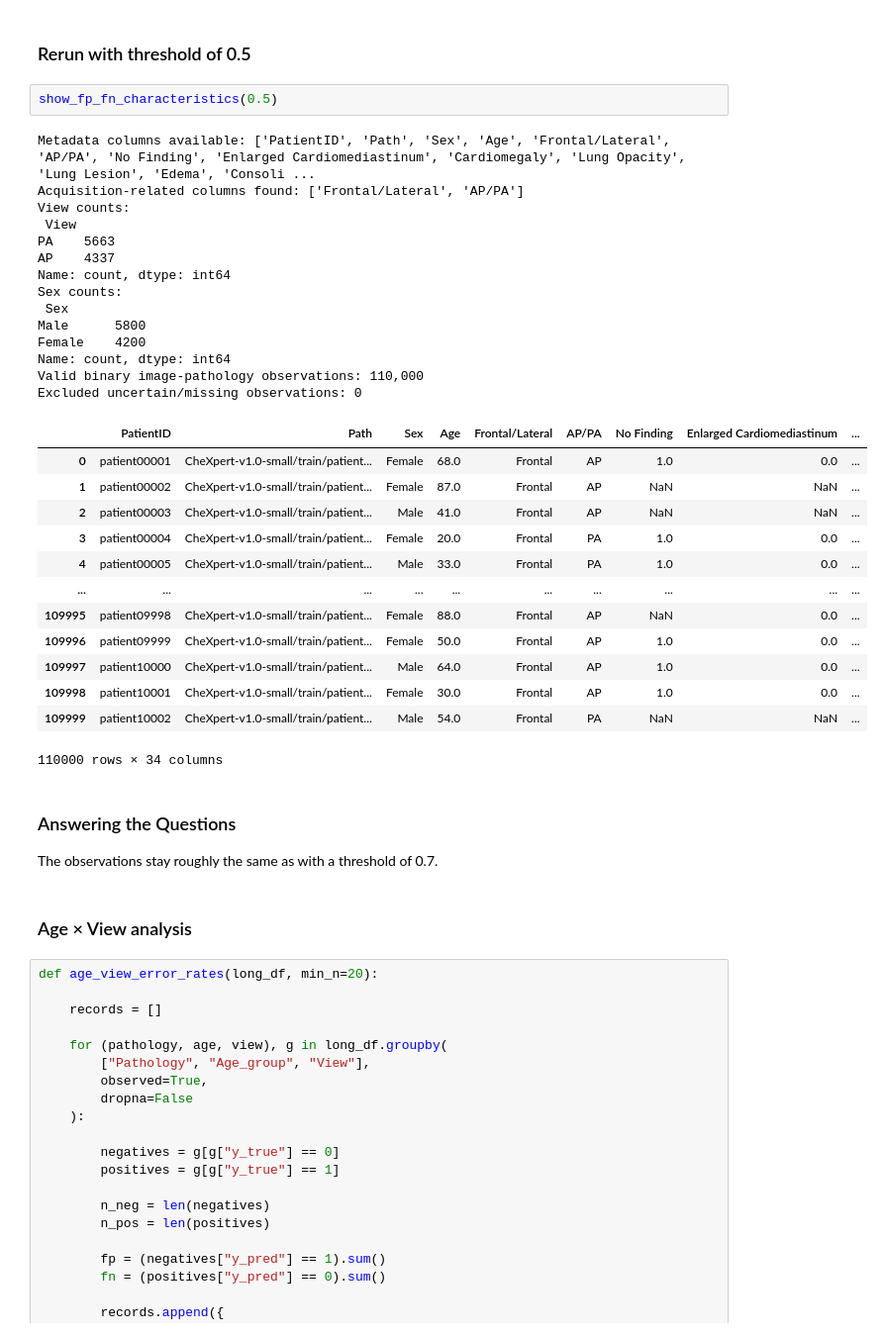
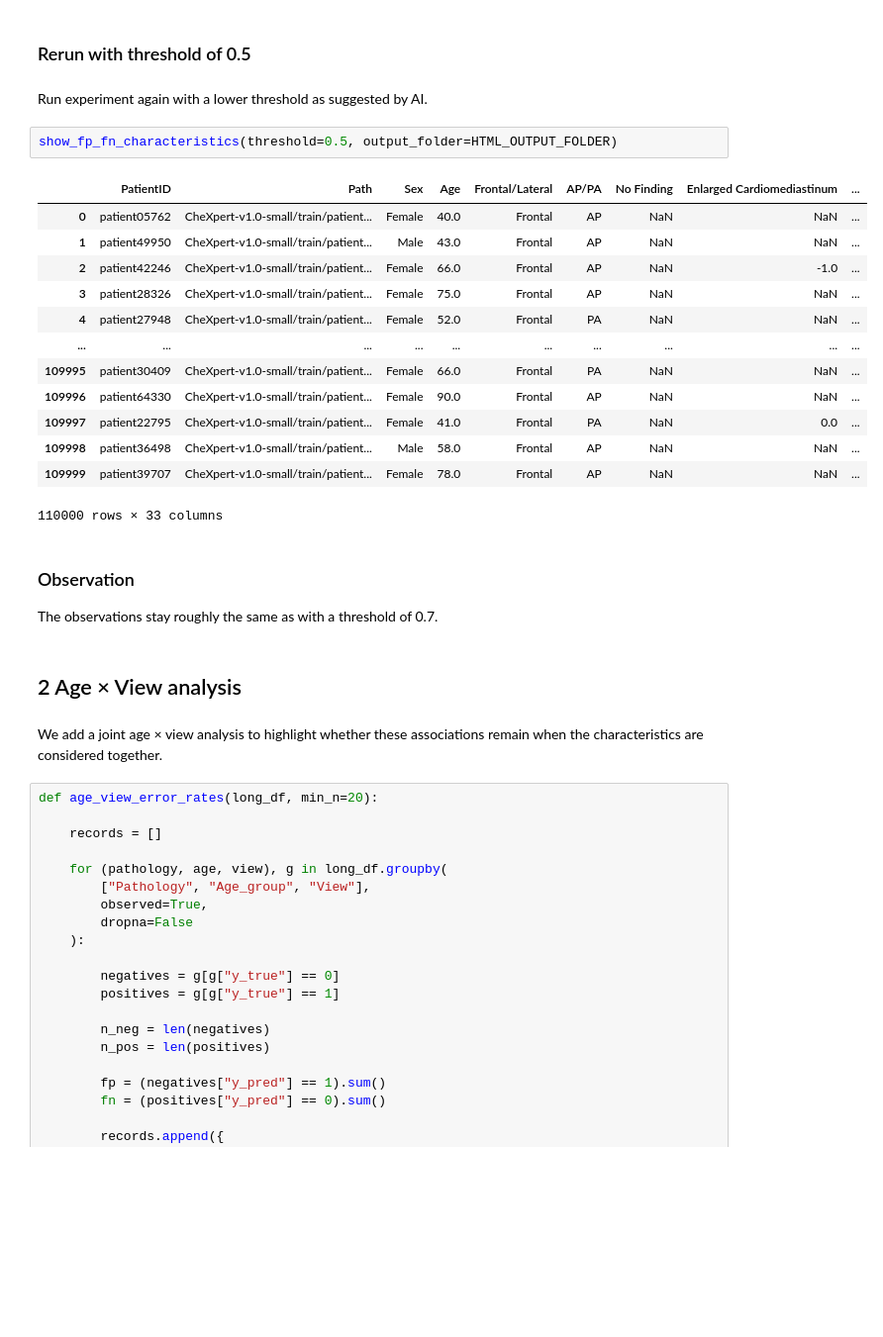
Before and after one commit to ngChris/ai-vis-lab-2026-x-rayable-ai, a Jupyter notebook: phase1-model-behavior/ai-guided-pair/r3_false_positive_subgroup_investigation.ipynb, the cells around one changed output. Shown at 99% size. Cells and saved outputs as stored; diff of their text form; blank space fills up the shorter version.

```diff
--- a/phase1-model-behavior/ai-guided-pair/r3_false_positive_subgroup_investigation.ipynb
+++ b/phase1-model-behavior/ai-guided-pair/r3_false_positive_subgroup_investigation.ipynb
@@ -513,41 +255,31 @@ TypeError: show_fp_fn_characteristics() missing 1 required positional argument:
 # %% [markdown]
 ### Rerun with threshold of 0.5
+# %% [markdown]
+Run experiment again with a lower threshold as suggested by AI.
 # %%
-show_fp_fn_characteristics(0.5)
+show_fp_fn_characteristics(threshold=0.5, output_folder=HTML_OUTPUT_FOLDER)
 # %% [output]
+|  | PatientID | Path | Sex | Age | Frontal/Lateral | AP/PA | No Finding | Enlarged Cardiomediastinum | ... |
+| 0 | patient05762 | CheXpert-v1.0-small/train/patient... | Female | 40.0 | Frontal | AP | NaN | NaN | ... |
+| 1 | patient49950 | CheXpert-v1.0-small/train/patient... | Male | 43.0 | Frontal | AP | NaN | NaN | ... |
+| 2 | patient42246 | CheXpert-v1.0-small/train/patient... | Female | 66.0 | Frontal | AP | NaN | -1.0 | ... |
+| 3 | patient28326 | CheXpert-v1.0-small/train/patient... | Female | 75.0 | Frontal | AP | NaN | NaN | ... |
+| 4 | patient27948 | CheXpert-v1.0-small/train/patient... | Female | 52.0 | Frontal | PA | NaN | NaN | ... |
+| ... | ... | ... | ... | ... | ... | ... | ... | ... | ... |
+| 109995 | patient30409 | CheXpert-v1.0-small/train/patient... | Female | 66.0 | Frontal | PA | NaN | NaN | ... |
+| 109996 | patient64330 | CheXpert-v1.0-small/train/patient... | Female | 90.0 | Frontal | AP | NaN | NaN | ... |
+| 109997 | patient22795 | CheXpert-v1.0-small/train/patient... | Female | 41.0 | Frontal | PA | NaN | 0.0 | ... |
+| 109998 | patient36498 | CheXpert-v1.0-small/train/patient... | Male | 58.0 | Frontal | AP | NaN | NaN | ... |
+| 109999 | patient39707 | CheXpert-v1.0-small/train/patient... | Female | 78.0 | Frontal | AP | NaN | NaN | ... |
-Metadata columns available: ['PatientID', 'Path', 'Sex', 'Age', 'Frontal/Lateral', 'AP/PA', 'No Finding', 'Enlarged Cardiomediastinum', 'Cardiomegaly', 'Lung Opacity', 'Lung Lesion', 'Edema', 'Consoli ...
-Acquisition-related columns found: ['Frontal/Lateral', 'AP/PA']
-View counts:
- View
-PA    5663
-AP    4337
-Name: count, dtype: int64
-Sex counts:
- Sex
-Male      5800
-Female    4200
-Name: count, dtype: int64
-Valid binary image-pathology observations: 110,000
-Excluded uncertain/missing observations: 0
+110000 rows × 33 columns
-|  | PatientID | Path | Sex | Age | Frontal/Lateral | AP/PA | No Finding | Enlarged Cardiomediastinum | ... |
-| 0 | patient00001 | CheXpert-v1.0-small/train/patient... | Female | 68.0 | Frontal | AP | 1.0 | 0.0 | ... |
-| 1 | patient00002 | CheXpert-v1.0-small/train/patient... | Female | 87.0 | Frontal | AP | NaN | NaN | ... |
-| 2 | patient00003 | CheXpert-v1.0-small/train/patient... | Male | 41.0 | Frontal | AP | NaN | NaN | ... |
-| 3 | patient00004 | CheXpert-v1.0-small/train/patient... | Female | 20.0 | Frontal | PA | 1.0 | 0.0 | ... |
-| 4 | patient00005 | CheXpert-v1.0-small/train/patient... | Male | 33.0 | Frontal | PA | 1.0 | 0.0 | ... |
-| ... | ... | ... | ... | ... | ... | ... | ... | ... | ... |
-| 109995 | patient09998 | CheXpert-v1.0-small/train/patient... | Female | 88.0 | Frontal | AP | NaN | 0.0 | ... |
-| 109996 | patient09999 | CheXpert-v1.0-small/train/patient... | Female | 50.0 | Frontal | AP | 1.0 | 0.0 | ... |
-| 109997 | patient10000 | CheXpert-v1.0-small/train/patient... | Male | 64.0 | Frontal | AP | 1.0 | 0.0 | ... |
-| 109998 | patient10001 | CheXpert-v1.0-small/train/patient... | Female | 30.0 | Frontal | AP | 1.0 | 0.0 | ... |
-| 109999 | patient10002 | CheXpert-v1.0-small/train/patient... | Male | 54.0 | Frontal | PA | NaN | NaN | ... |
-110000 rows × 34 columns
 # %% [markdown]
-### Answering the Questions
+### Observation
 
 The observations stay roughly the same as with a threshold of 0.7.
 # %% [markdown]
-### Age × View analysis
+## 2 Age × View analysis
+# %% [markdown]
+We add a joint age × view analysis to highlight whether these associations remain when the characteristics are considered together.
 # %%
 def age_view_error_rates(long_df, min_n=20):
 
```
Also changed, not shown: parts of 14 cells of this notebook, 48 other files.
